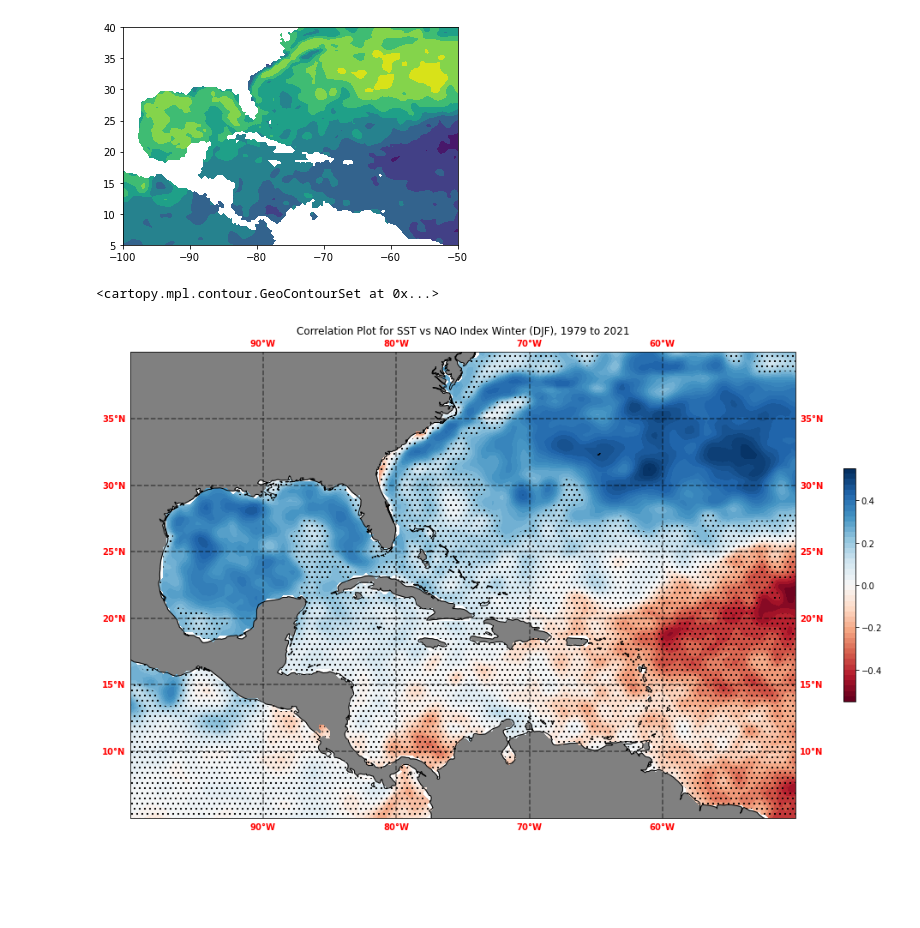
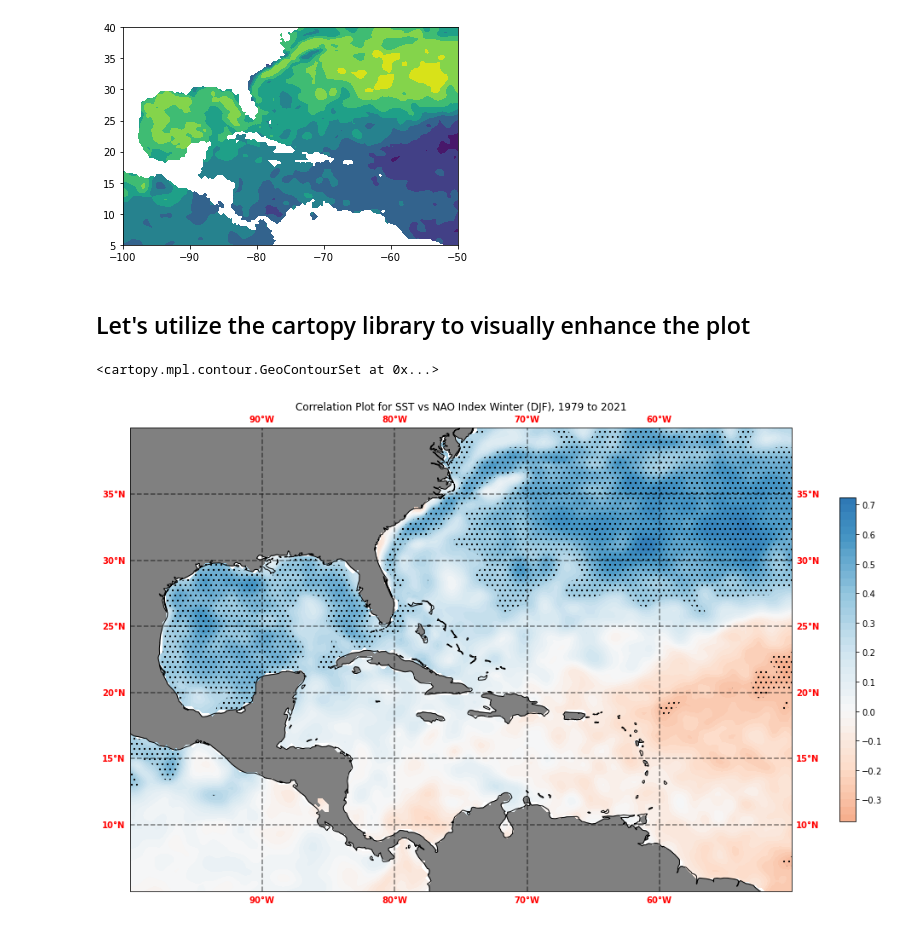
Before and after one commit to Dessyb86/MPO624_2022, a Jupyter notebook: Notebooks/Patrick_final_project.ipynb, the cells around one changed output. Saved outputs shown, nothing was run; the diff lists cells and outputs as text; code cells hidden in the pictures; blank space fills up the shorter version.

```diff
--- a/Notebooks/Patrick_final_project.ipynb
+++ b/Notebooks/Patrick_final_project.ipynb
@@ -168,7 +220,39 @@ plt.contourf(ds.longitude, ds.latitude,corr_matrix)
 # %% [output]
 <matplotlib.contour.QuadContourSet at 0x...>
 [figure]
+# %% [markdown]
+## Let's utilize the cartopy library to visually enhance the plot
 # %%
+#Defining a function that calculates the critical pearson's correlation coefficient
+#based on significance and degrees of freedom
+
+#alpha_level = 0.05
+
+#n = len()
+#def pearson_crit(n,alpha):
+
+#    df = n-2
+
+#    critical_t = scipy.stats.pfp()
+
+#    return(((crit_t**2)/(crit_t**2 + df))**0.5)
+
+
+
+
+#create a class to centre the colorbar aound zero (0)
+import matplotlib.colors as colors
+
+from cartopy import config
+import cartopy.crs as ccrs
+import cartopy.feature as cfeature
+
+
+import matplotlib.ticker as mticker
+import matplotlib.colors as colors
+
+from cartopy.mpl.gridliner import LONGITUDE_FORMATTER, LATITUDE_FORMATTER
+
 class MidpointNormalize(colors.Normalize): #midpoint
     def __init__(self, vmin=None, vmax=None, vcenter=None, clip=False):
         self.vcenter = vcenter
@@ -177,39 +261,53 @@ class MidpointNormalize(colors.Normalize): #midpoint
     def __call__(self, value, clip=None):
         # I'm ignoring masked values and all kinds of edge cases to make a
         # simple example...
         # Note also that we must extrapolate beyond vmin/vmax
         x, y = [self.vmin, self.vcenter, self.vmax], [0, 0.5, 1.]
         return np.ma.masked_array(np.interp(value, x, y,
                                             left=-np.inf, right=np.inf))
 
-midnorm = MidpointNormalize(vmin=np.nanmin(corr_matrix), vcenter=0, vmax=np.nanmax(corr_matrix))
+#defining the range and central point of the colorbar
+midnorm = MidpointNormalize(vmin=-1, vcenter=0, vmax=1)
 
-ax.coastlines()
+#creating a callable figure object for the plot
 
 fig = plt.figure(figsize=(20, 10))
+
 ax = fig.add_subplot(1, 1, 1, projection=ccrs.PlateCarree())
 
+#changing land color to grey
 ax.add_feature(cfeature.LAND,facecolor=("grey"))
+
+#outlining coastline
 ax.add_feature(cfeature.COASTLINE)
 
+#adding latitudinal and longitudinal gridlines
 gl = ax.gridlines(crs=ccrs.PlateCarree(), draw_labels=True,
                   linewidth=1.5, color='black', alpha=0.5, linestyle='--')
 
-
+#changing labels on both axis from the default black to red
 gl.xlabel_style = {'color': 'red', 'weight': 'bold','size': 10}
 gl.ylabel_style = {'color': 'red', 'weight': 'bold','size': 10}
 
-levels = [corr_matrix.min(), 0.3, corr_matrix.max()]
+#creating colorbar
+#setting the colorbar orientation to vertical (orientation='vertical')
+#setting colobar size to 70% the size of the vertical axis (shrink = 0.7)
+#ticks from -1 to 1 in steps of 0.1
 
-fig.colorbar(filled_c, orientation='vertical',shrink = 0.5,ticks=np.arange(-0.4,0.8,0.2))
+#creating color filled contour plot with "RdBu" color scheme
+filled_c = ax.contourf(ds.longitude, ds.latitude, corr_matrix,transform=ccrs.PlateCarree(),\
+                       cmap='RdBu',levels=50,norm=midnorm)
 
-#levels=levels, hatches=["", "."], alpha=0
+fig.colorbar(filled_c, orientation='vertical',shrink = 0.7,ticks=np.arange(-1,1,0.1))
 
+#set plot title
 plt.title("Correlation Plot for SST vs NAO Index Winter (DJF), 1979 to 2021")
 
-filled_c = ax.contourf(ds.longitude, ds.latitude, corr_matrix,transform=ccrs.PlateCarree(),cmap='RdBu',levels=50,norm=midnorm)
 
-ax.contourf(ds.longitude, ds.latitude,corr_matrix,transform=ccrs.PlateCarree(),levels=[-0.3,0.3],norm=midnorm,hatches=[".."],alpha=0)
+
+#overlaying a plot of stipples over areas where correlation are significant
+ax.contourf(ds.longitude, ds.latitude,corr_matrix,transform=ccrs.PlateCarree(),\
+            levels=[-1,-0.3,0.3,1],norm=midnorm,hatches=["..","",".."],alpha=0)
 # %% [output]
 <cartopy.mpl.contour.GeoContourSet at 0x...>
-[figure, old version]
+[figure, new version]
```
Also changed, not shown: parts of 44 cells of this notebook.
